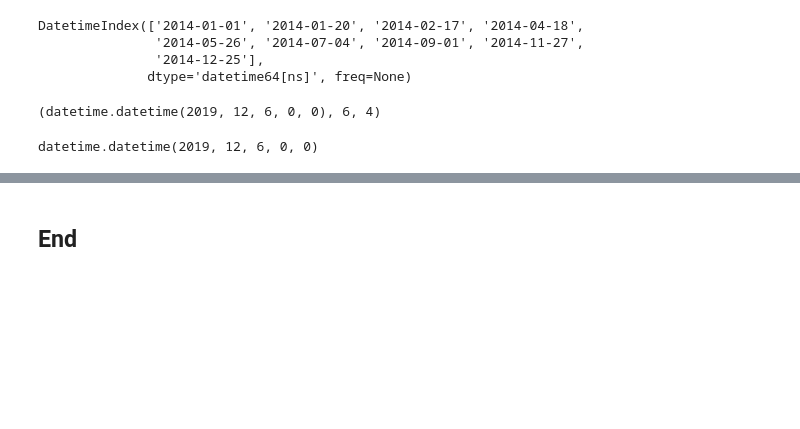
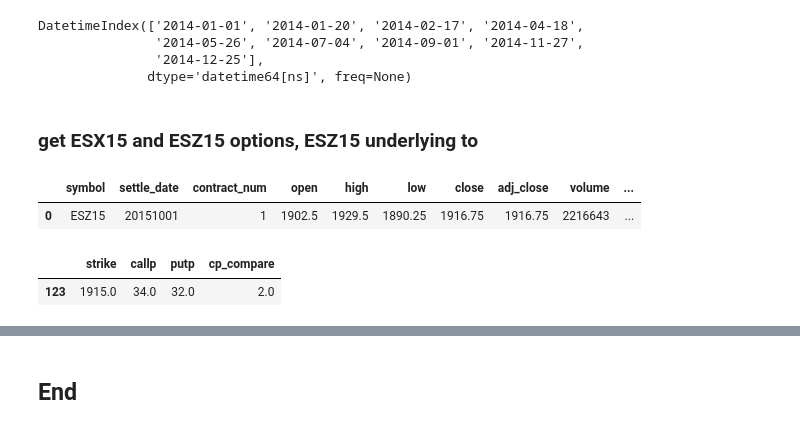
Before and after one commit to bgithub1/volgrid, a Jupyter notebook: volgrid/cboe_skew_analysis.ipynb, the cells around one changed output, grey strips where cells are left out. Cells and saved outputs as stored; diff of their text form; code cells hidden in the pictures; blank space fills up the shorter version.

```diff
--- a/volgrid/cboe_skew_analysis.ipynb
+++ b/volgrid/cboe_skew_analysis.ipynb
@@ -553,21 +624,39 @@ DatetimeIndex(['2014-01-01', '2014-01-20', '2014-02-17', '2014-04-18',
                '2014-05-26', '2014-07-04', '2014-09-01', '2014-11-27',
                '2014-12-25'],
               dtype='datetime64[ns]', freq=None)
-# %%
-year = 2019
-month = 12
-target_weekday = 4
-nth_occurrence = 1
-weekday_01 = datetime.datetime(year,month,1).weekday()
-if weekday_01 <= target_weekday:
-    day_of_month_of_first_occurence = target_weekday - weekday_01
-    day_of_month_of_nth_occurence = day_of_month_of_first_occurence + 1 + (nth_occurrence - 1) * 7
-else:
-    day_of_month_of_nth_occurence = target_weekday - weekday_01 + 1 + (nth_occurrence) * 7
-datetime.datetime(year,month,day_of_month_of_nth_occurence),weekday_01,day_of_month_of_first_occurence
-# %% [output]
-(datetime.datetime(2019, 12, 6, 0, 0), 6, 4)
-# %%
-get_nth_weekday(2019,12,4,1)
-# %% [output]
-datetime.datetime(2019, 12, 6, 0, 0)
+# %% [markdown]
+### get ESX15 and ESZ15 options, ESZ15 underlying to
+# %%
+s = 'ESV15'
+d = 20151001
+sql = f'''
+select * from sec_schema.options_table ot
+where ot.symbol='{s}' and settle_date={d}
+;
+'''
+df_options = pga.get_sql(sql)
+
+f = 'ESZ15'
+sql = f'''
+select * from sec_schema.underlying_table ot
+where ot.symbol='{f}'  and settle_date={d}
+;
+'''
+df_futures = pga.get_sql(sql)
+atm = df_futures.iloc[0].close
+# %%
+df_futures
+# %% [output]
+|  | symbol | settle_date | contract_num | open | high | low | close | adj_close | volume | ... |
+| 0 | ESZ15 | 20151001 | 1 | 1902.5 | 1929.5 | 1890.25 | 1916.75 | 1916.75 | 2216643 | ... |
+# %%
+dfc = df_options[(df_options.pc.str.lower()=='c')][['strike','close']].sort_values('strike')
+dfc = dfc.rename(columns={'close':'callp'})
+dfp = df_options[(df_options.pc.str.lower()=='p')][['strike','close']].sort_values('strike')
+dfp = dfp.rename(columns={'close':'putp'})
+dfb = dfc.merge(dfp,on='strike',how='inner')
+dfb['cp_compare'] = dfb.apply(lambda r:abs(r.callp - r.putp),axis=1)
+dfb[dfb.cp_compare==dfb.cp_compare.min()]
+# %% [output]
+|  | strike | callp | putp | cp_compare |
+| 123 | 1915.0 | 34.0 | 32.0 | 2.0 |
```
Also changed, not shown: parts of 11 cells of this notebook.
